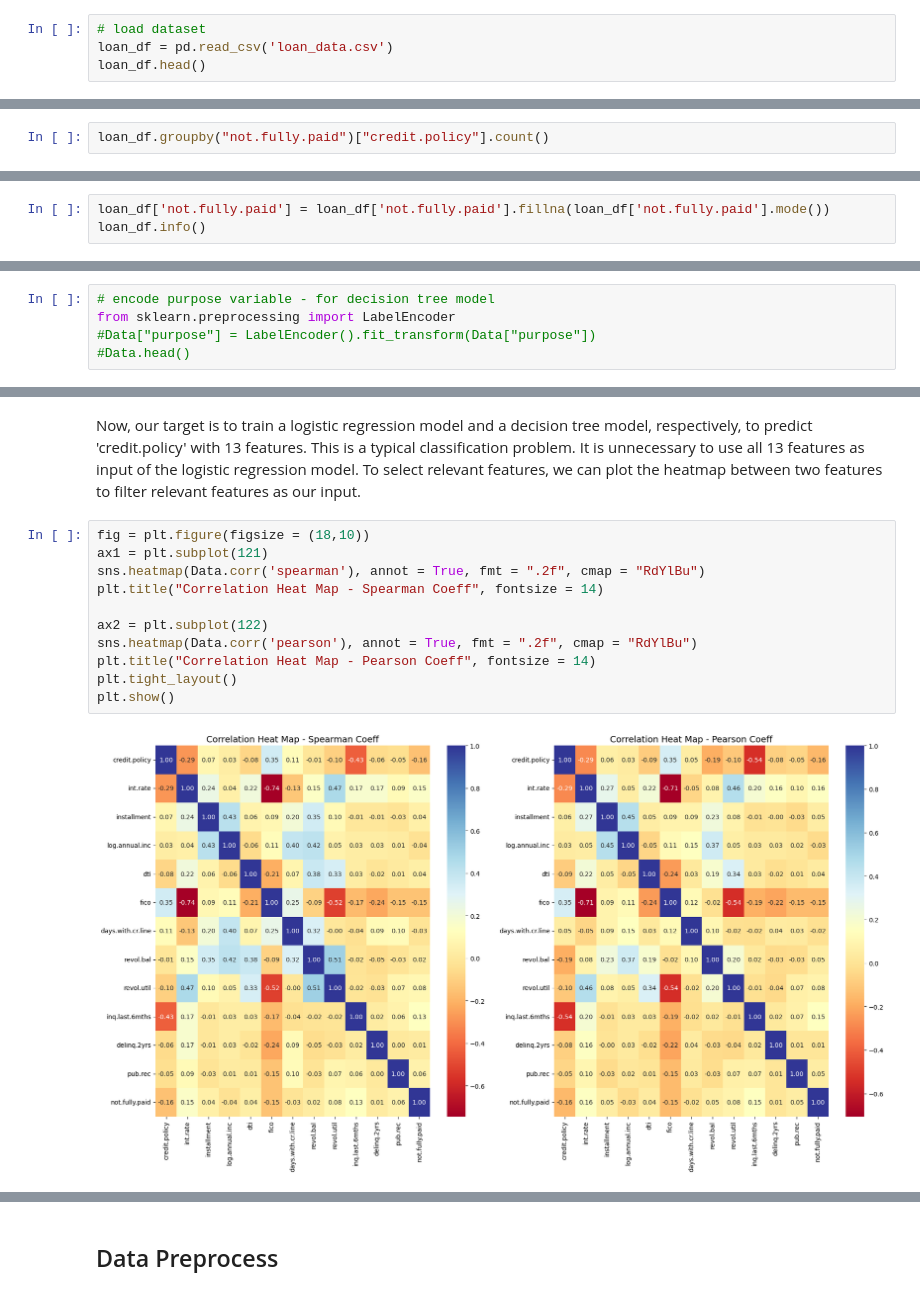
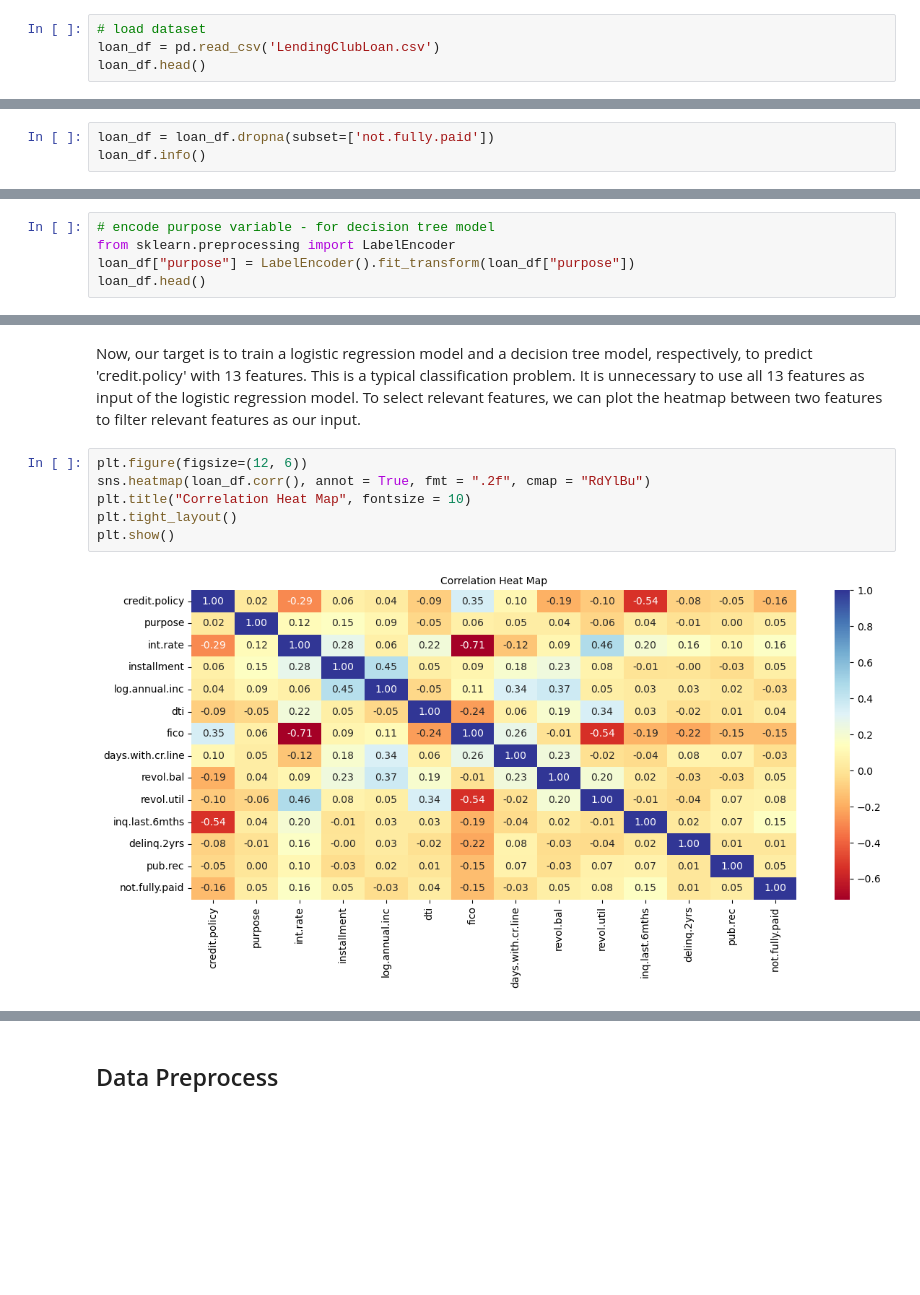
Before and after one commit to TaliaNgo/Data-Analytics-Skills-Porfolio, a Jupyter notebook: Python/loan repayment analysis/analysis.ipynb, the cells around one changed output, grey strips where cells are left out. Saved outputs shown, nothing was run; the diff lists cells and outputs as text; blank space fills up the shorter version.

```diff
--- a/Python/loan repayment analysis/analysis.ipynb
+++ b/Python/loan repayment analysis/analysis.ipynb
@@ -53,6 +39,6 @@ The purpose of this part is to guarantee the data used in the notebook is reliab
 # %%
 # load dataset
-loan_df = pd.read_csv('loan_data.csv')
+loan_df = pd.read_csv('LendingClubLoan.csv')
 loan_df.head()
 # %% [output]
 |  | credit.policy | purpose | int.rate | installment | log.annual.inc | dti | fico | days.with.cr.line | ... |
@@ -87,3 +73,4 @@ The "not.fully.paid" feature has a missing record. As this feature only has 2 va
 # %%
-loan_df.groupby("not.fully.paid")["credit.policy"].count()
+loan_df = loan_df.dropna(subset=['not.fully.paid'])
+loan_df.info()
 # %% [output]
@@ -94,3 +93,0 @@ Name: credit.policy, dtype: int64
-# %%
-loan_df['not.fully.paid'] = loan_df['not.fully.paid'].fillna(loan_df['not.fully.paid'].mode())
-loan_df.info()
@@ -166,7 +133,7 @@ plt.show()
 # %%
 # encode purpose variable - for decision tree model
 from sklearn.preprocessing import LabelEncoder
-#Data["purpose"] = LabelEncoder().fit_transform(Data["purpose"])
-#Data.head()
+loan_df["purpose"] = LabelEncoder().fit_transform(loan_df["purpose"])
+loan_df.head()
 # %% [output]
 |  | credit.policy | purpose | int.rate | installment | log.annual.inc | dti | fico | days.with.cr.line | ... |
@@ -185,15 +152,10 @@ Meanwhile, we can observe some extreme values in the dataset. For example, the m
 Now, our target is to train a logistic regression model and a decision tree model, respectively, to predict 'credit.policy' with 13 features. This is a typical classification problem.
 It is unnecessary to use all 13 features as input of the logistic regression model. To select relevant features, we can plot the heatmap between two features to filter relevant features as our input.
 # %%
-fig = plt.figure(figsize = (18,10))
-ax1 = plt.subplot(121)
-sns.heatmap(Data.corr('spearman'), annot = True, fmt = ".2f", cmap = "RdYlBu")
-plt.title("Correlation Heat Map - Spearman Coeff", fontsize = 14)
-
-ax2 = plt.subplot(122)
-sns.heatmap(Data.corr('pearson'), annot = True, fmt = ".2f", cmap = "RdYlBu")
-plt.title("Correlation Heat Map - Pearson Coeff", fontsize = 14)
+plt.figure(figsize=(12, 6))
+sns.heatmap(loan_df.corr(), annot = True, fmt = ".2f", cmap = "RdYlBu")
+plt.title("Correlation Heat Map", fontsize = 10)
 plt.tight_layout()
 plt.show()
 # %% [output]
-[figure, old version]
+[figure, new version]
```
Also changed, not shown: parts of 13 cells of this notebook, 1 other file.
